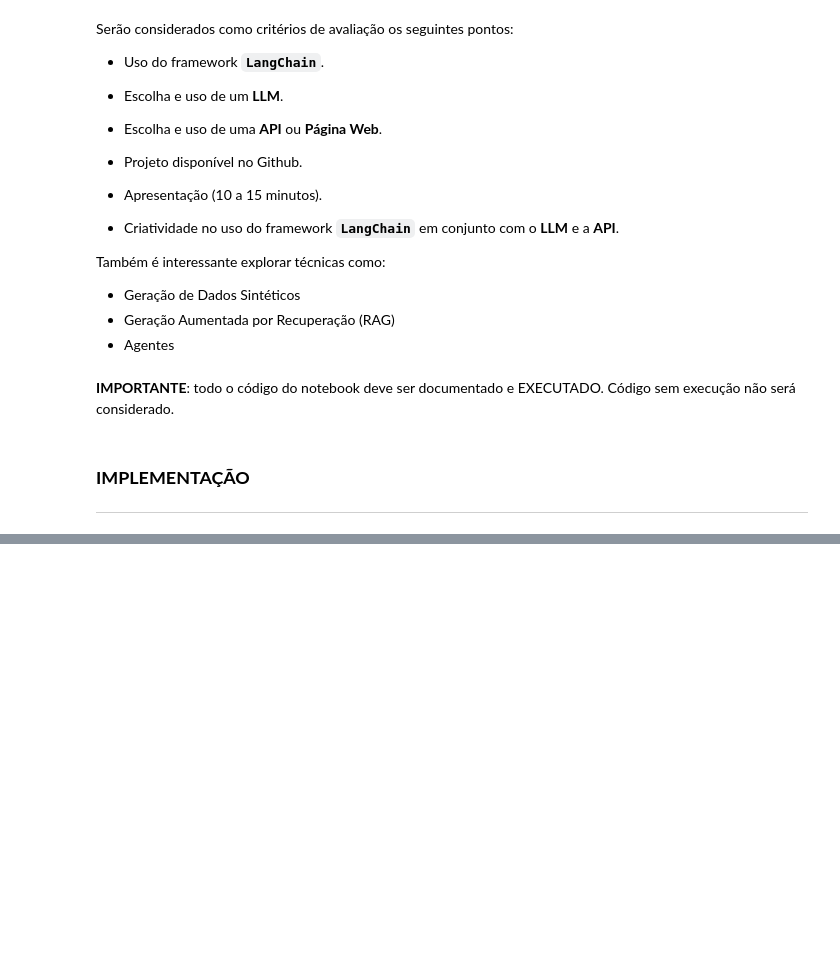
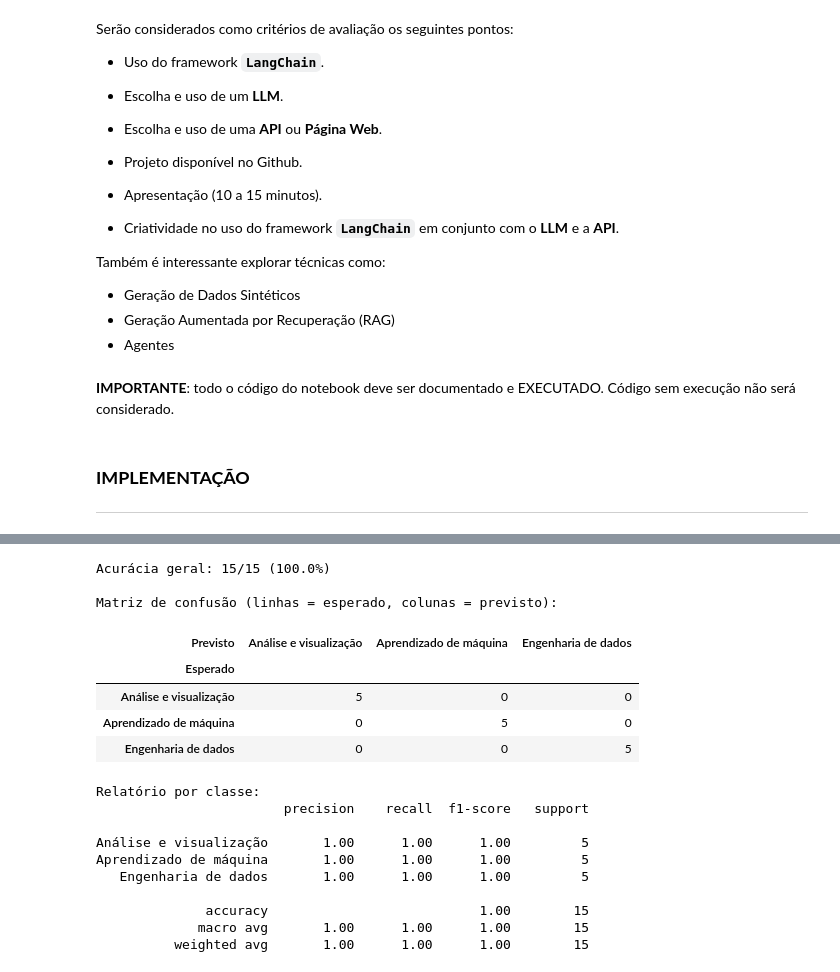
Before and after one commit to RodrigoDiasdeSousa/projeto-pln-ufabc, a Jupyter notebook: Projeto_PLN_RAG.ipynb, the cells around one changed output, grey strips where cells are left out. Drawn from its saved outputs; the diff is of its cells as text; code cells hidden in the pictures; blank space fills up the shorter version.

```diff
--- a/Projeto_PLN_RAG.ipynb
+++ b/Projeto_PLN_RAG.ipynb
@@ -423,0 +435,52 @@ FALTA ESCREVER OS RESULTADOS
+# %%
+from sklearn.metrics import classification_report
+
+# Categoria esperada de cada repositório, definida na seleção da amostra
+gabarito = {
+    "dlt-hub/dlt": "Engenharia de dados",
+    "airbytehq/airbyte": "Engenharia de dados",
+    "apache/nifi": "Engenharia de dados",
+    "apache/seatunnel": "Engenharia de dados",
+    "apache/hop": "Engenharia de dados",
+
+    "apache/superset": "Análise e visualização",
+    "metabase/metabase": "Análise e visualização",
+    "vega/vega-lite": "Análise e visualização",
+    "plotly/plotly.py": "Análise e visualização",
+    "matplotlib/matplotlib": "Análise e visualização",
+
+    "dmlc/xgboost": "Aprendizado de máquina",
+    "microsoft/LightGBM": "Aprendizado de máquina",
+    "catboost/catboost": "Aprendizado de máquina",
+    "scikit-learn/scikit-learn": "Aprendizado de máquina",
+    "pytorch/pytorch": "Aprendizado de máquina",
+}
+
+comparacao = resultados[["repositório", "categoria"]].rename(
+    columns={"categoria": "categoria_prevista"}
+)
+comparacao["categoria_esperada"] = comparacao["repositório"].map(gabarito)
+comparacao["acertou"] = comparacao["categoria_prevista"] == comparacao["categoria_esperada"]
+
+display(comparacao)
+
+acertos = int(comparacao["acertou"].sum())
+total = len(comparacao)
+print(f"Acurácia geral: {acertos}/{total} ({acertos / total:.1%})\n")
+
+print("Matriz de confusão (linhas = esperado, colunas = previsto):")
+matriz_confusao = pd.crosstab(
+    comparacao["categoria_esperada"],
+    comparacao["categoria_prevista"],
+    rownames=["Esperado"],
+    colnames=["Previsto"],
+)
+display(matriz_confusao)
+
+print("Relatório por classe:")
+print(classification_report(
+    comparacao["categoria_esperada"],
+    comparacao["categoria_prevista"],
+    zero_division=0,
+))
+# %% [output]
@@ -423,0 +503,18 @@ FALTA ESCREVER OS RESULTADOS
+Acurácia geral: 15/15 (100.0%)
+
+Matriz de confusão (linhas = esperado, colunas = previsto):
+| Previsto | Análise e visualização | Aprendizado de máquina | Engenharia de dados |
+| Esperado |  |  |  |
+| Análise e visualização | 5 | 0 | 0 |
+| Aprendizado de máquina | 0 | 5 | 0 |
+| Engenharia de dados | 0 | 0 | 5 |
+Relatório por classe:
+                        precision    recall  f1-score   support
+
+Análise e visualização       1.00      1.00      1.00         5
+Aprendizado de máquina       1.00      1.00      1.00         5
+   Engenharia de dados       1.00      1.00      1.00         5
+
+              accuracy                           1.00        15
+             macro avg       1.00      1.00      1.00        15
+          weighted avg       1.00      1.00      1.00        15
```
Also changed, not shown: parts of 44 cells of this notebook, 2 other files.
